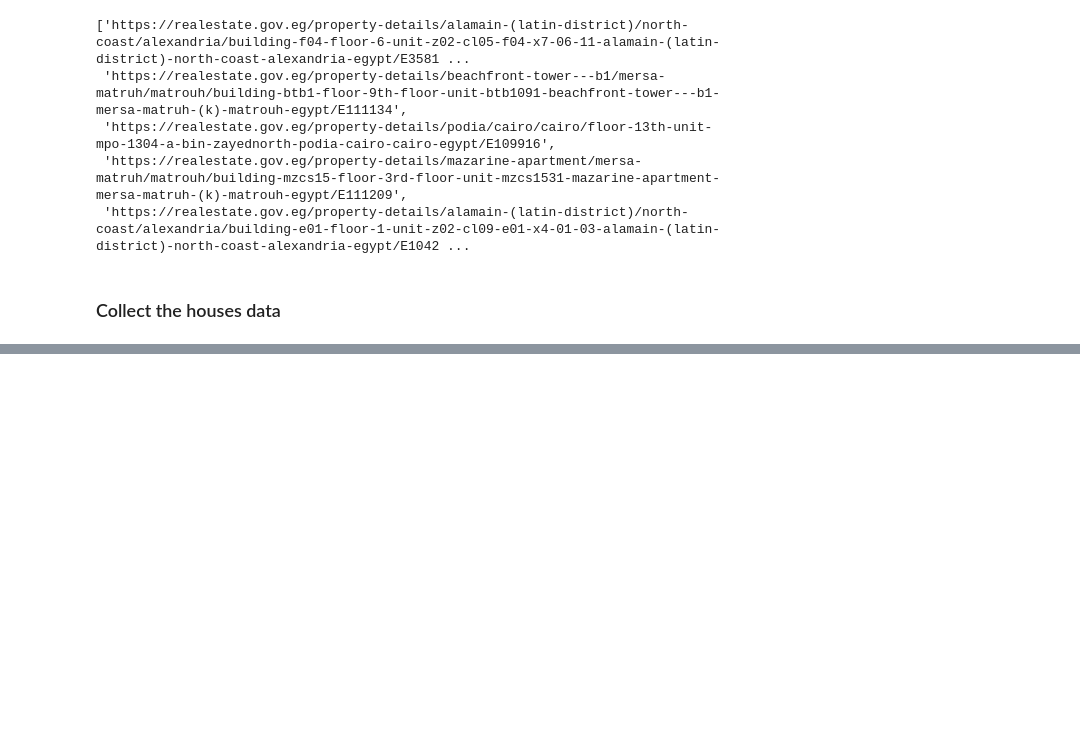
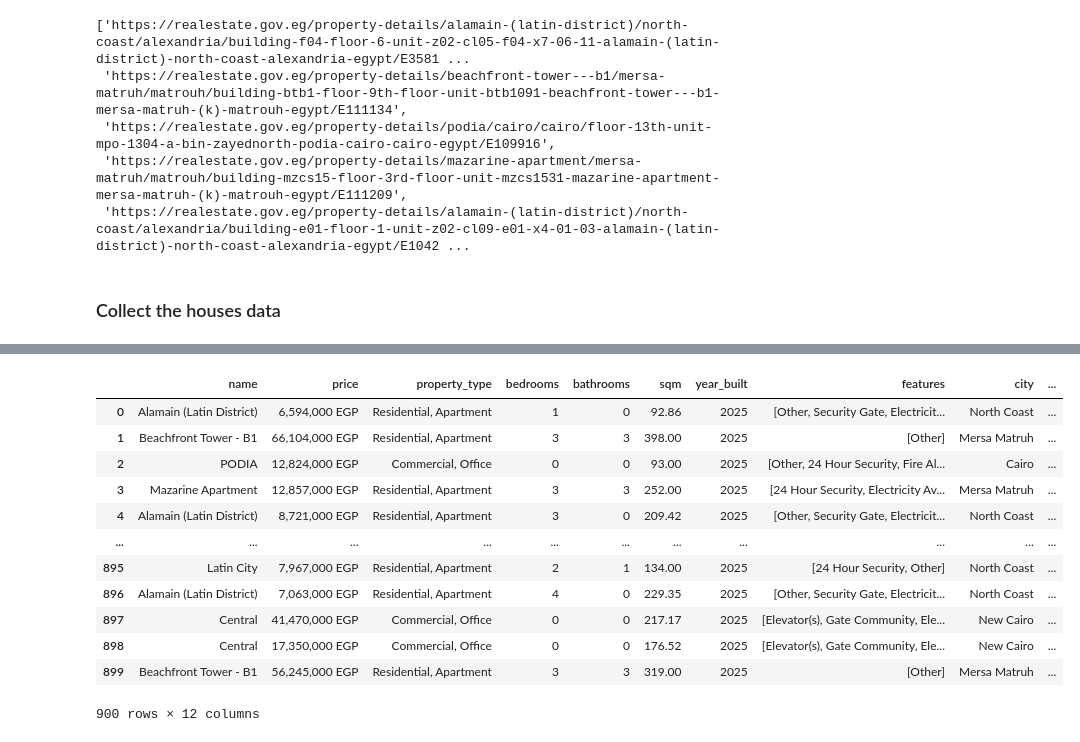
Before and after one commit to MinaAlberDS/Codveda-Internship, a Jupyter notebook: Web_scrapping.ipynb, the cells around one changed output, grey strips where cells are left out. Drawn from its saved outputs; the diff is of its cells as text; code cells hidden in the pictures; blank space fills up the shorter version.

```diff
--- a/Web_scrapping.ipynb
+++ b/Web_scrapping.ipynb
@@ -234,0 +235,17 @@ Scraped data for house 900/900
+# %%
+houses_df = pd.read_json(r"/content/Houses_data.json")
+houses_df # convert to a dataset
+# %% [output]
+|  | name | price | property_type | bedrooms | bathrooms | sqm | year_built | features | city | ... |
+| 0 | Alamain (Latin District) | 6,594,000 EGP | Residential, Apartment | 1 | 0 | 92.86 | 2025 | [Other, Security Gate, Electricit... | North Coast | ... |
+| 1 | Beachfront Tower - B1 | 66,104,000 EGP | Residential, Apartment | 3 | 3 | 398.00 | 2025 | [Other] | Mersa Matruh | ... |
+| 2 | PODIA | 12,824,000 EGP | Commercial, Office | 0 | 0 | 93.00 | 2025 | [Other, 24 Hour Security, Fire Al... | Cairo | ... |
+| 3 | Mazarine Apartment | 12,857,000 EGP | Residential, Apartment | 3 | 3 | 252.00 | 2025 | [24 Hour Security, Electricity Av... | Mersa Matruh | ... |
+| 4 | Alamain (Latin District) | 8,721,000 EGP | Residential, Apartment | 3 | 0 | 209.42 | 2025 | [Other, Security Gate, Electricit... | North Coast | ... |
+| ... | ... | ... | ... | ... | ... | ... | ... | ... | ... | ... |
+| 895 | Latin City | 7,967,000 EGP | Residential, Apartment | 2 | 1 | 134.00 | 2025 | [24 Hour Security, Other] | North Coast | ... |
+| 896 | Alamain (Latin District) | 7,063,000 EGP | Residential, Apartment | 4 | 0 | 229.35 | 2025 | [Other, Security Gate, Electricit... | North Coast | ... |
+| 897 | Central | 41,470,000 EGP | Commercial, Office | 0 | 0 | 217.17 | 2025 | [Elevator(s), Gate Community, Ele... | New Cairo | ... |
+| 898 | Central | 17,350,000 EGP | Commercial, Office | 0 | 0 | 176.52 | 2025 | [Elevator(s), Gate Community, Ele... | New Cairo | ... |
+| 899 | Beachfront Tower - B1 | 56,245,000 EGP | Residential, Apartment | 3 | 3 | 319.00 | 2025 | [Other] | Mersa Matruh | ... |
+900 rows × 12 columns
```
Also changed, not shown: parts of 3 cells of this notebook.
